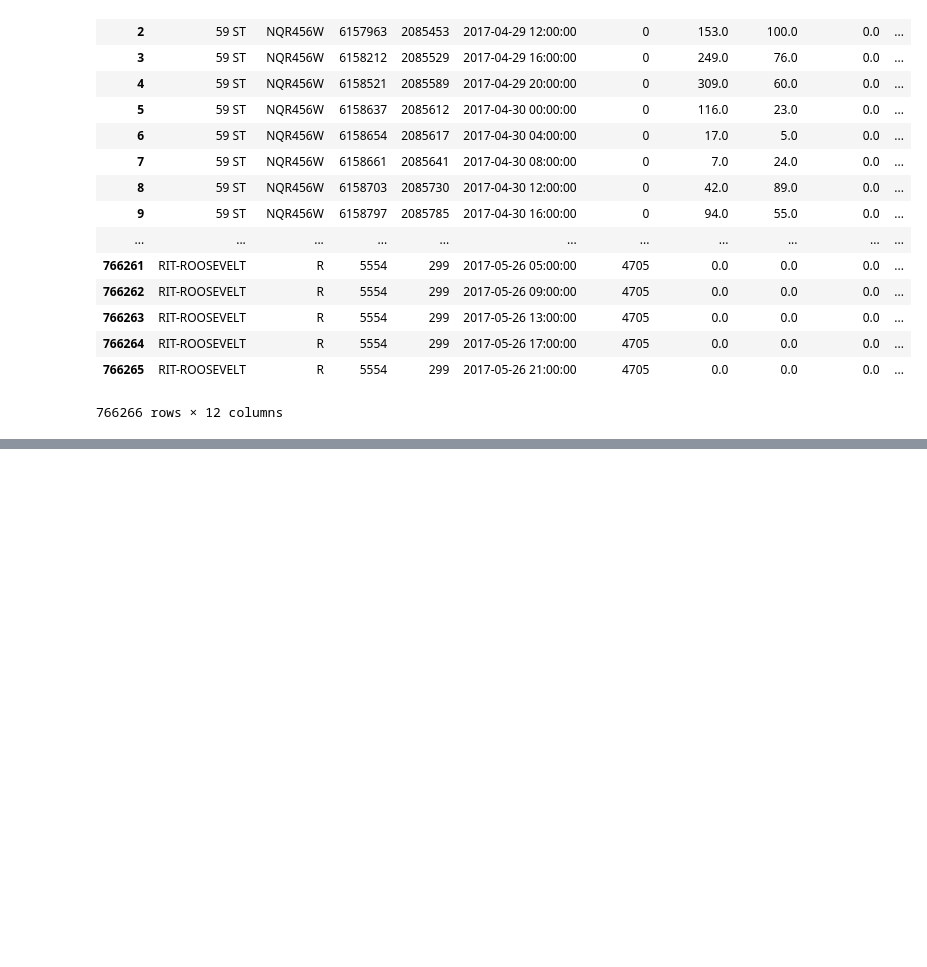
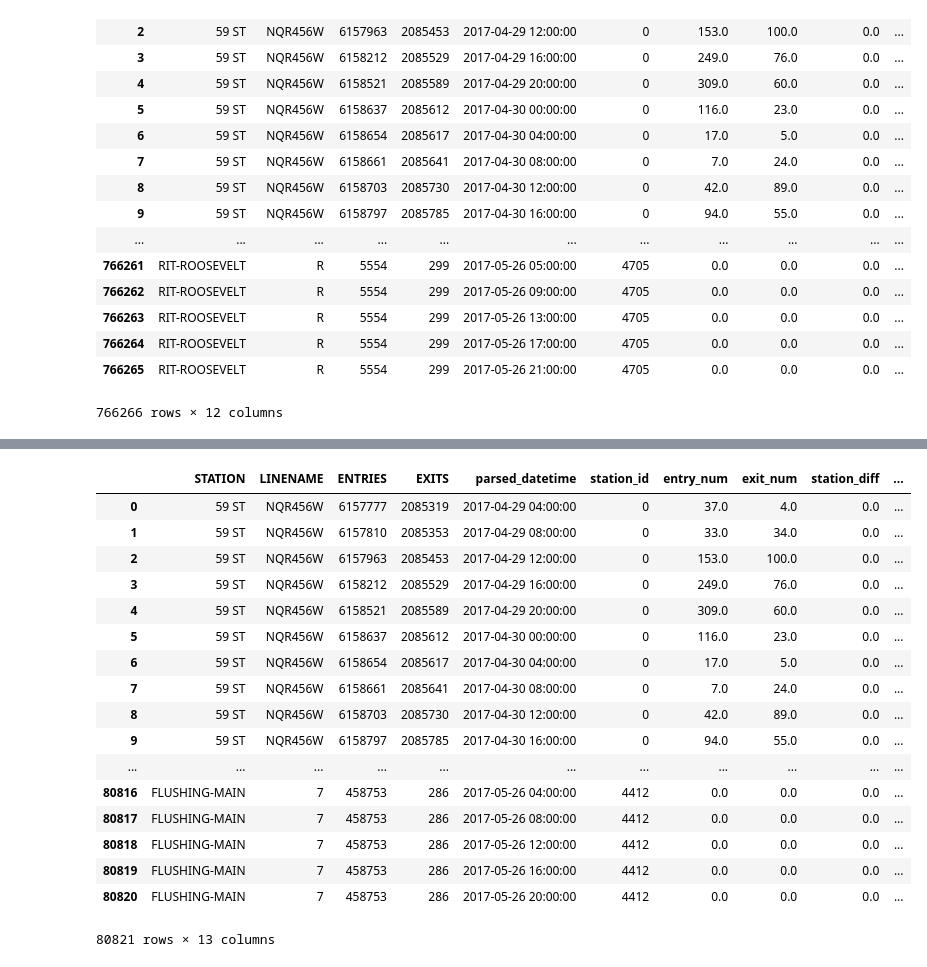
Before and after one commit to adam-ariel/Metis-Project-1----MTA, a Jupyter notebook: project1_wkbk.ipynb, the cells around one changed output, grey strips where cells are left out. Drawn from its saved outputs; the diff is of its cells as text; code cells hidden in the pictures; blank space fills up the shorter version.

```diff
--- a/project1_wkbk.ipynb
+++ b/project1_wkbk.ipynb
@@ -441,0 +477,30 @@ graphdf_cut.tail(8).plot(kind='bar', title = "Top Stations in May 2017");
+# %%
+# Filtering original Dataframe to only include top stations
+top_df = graphdf.tail(10).reset_index()
+station_list = list(top_df.STATION)
+line_list = list(top_df.line_sort)
+concattop = [m+ ' ' + str(n) for m,n in zip(station_list,line_list)]
+concattop
+df['topfilter'] = df['STATION'] + ' ' + df['line_sort']
+topdf = df[df.topfilter.isin(concattop)]
+topdf = topdf.reset_index(drop=True)
+topdf
+# %% [output]
+|  | STATION | LINENAME | ENTRIES | EXITS | parsed_datetime | station_id | entry_num | exit_num | station_diff | ... |
+| 0 | 59 ST | NQR456W | 6157777 | 2085319 | 2017-04-29 04:00:00 | 0 | 37.0 | 4.0 | 0.0 | ... |
+| 1 | 59 ST | NQR456W | 6157810 | 2085353 | 2017-04-29 08:00:00 | 0 | 33.0 | 34.0 | 0.0 | ... |
+| 2 | 59 ST | NQR456W | 6157963 | 2085453 | 2017-04-29 12:00:00 | 0 | 153.0 | 100.0 | 0.0 | ... |
+| 3 | 59 ST | NQR456W | 6158212 | 2085529 | 2017-04-29 16:00:00 | 0 | 249.0 | 76.0 | 0.0 | ... |
+| 4 | 59 ST | NQR456W | 6158521 | 2085589 | 2017-04-29 20:00:00 | 0 | 309.0 | 60.0 | 0.0 | ... |
+| 5 | 59 ST | NQR456W | 6158637 | 2085612 | 2017-04-30 00:00:00 | 0 | 116.0 | 23.0 | 0.0 | ... |
+| 6 | 59 ST | NQR456W | 6158654 | 2085617 | 2017-04-30 04:00:00 | 0 | 17.0 | 5.0 | 0.0 | ... |
+| 7 | 59 ST | NQR456W | 6158661 | 2085641 | 2017-04-30 08:00:00 | 0 | 7.0 | 24.0 | 0.0 | ... |
+| 8 | 59 ST | NQR456W | 6158703 | 2085730 | 2017-04-30 12:00:00 | 0 | 42.0 | 89.0 | 0.0 | ... |
+| 9 | 59 ST | NQR456W | 6158797 | 2085785 | 2017-04-30 16:00:00 | 0 | 94.0 | 55.0 | 0.0 | ... |
+| ... | ... | ... | ... | ... | ... | ... | ... | ... | ... | ... |
+| 80816 | FLUSHING-MAIN | 7 | 458753 | 286 | 2017-05-26 04:00:00 | 4412 | 0.0 | 0.0 | 0.0 | ... |
+| 80817 | FLUSHING-MAIN | 7 | 458753 | 286 | 2017-05-26 08:00:00 | 4412 | 0.0 | 0.0 | 0.0 | ... |
+| 80818 | FLUSHING-MAIN | 7 | 458753 | 286 | 2017-05-26 12:00:00 | 4412 | 0.0 | 0.0 | 0.0 | ... |
+| 80819 | FLUSHING-MAIN | 7 | 458753 | 286 | 2017-05-26 16:00:00 | 4412 | 0.0 | 0.0 | 0.0 | ... |
+| 80820 | FLUSHING-MAIN | 7 | 458753 | 286 | 2017-05-26 20:00:00 | 4412 | 0.0 | 0.0 | 0.0 | ... |
+80821 rows × 13 columns
```
Also changed, not shown: parts of 12 cells of this notebook.
